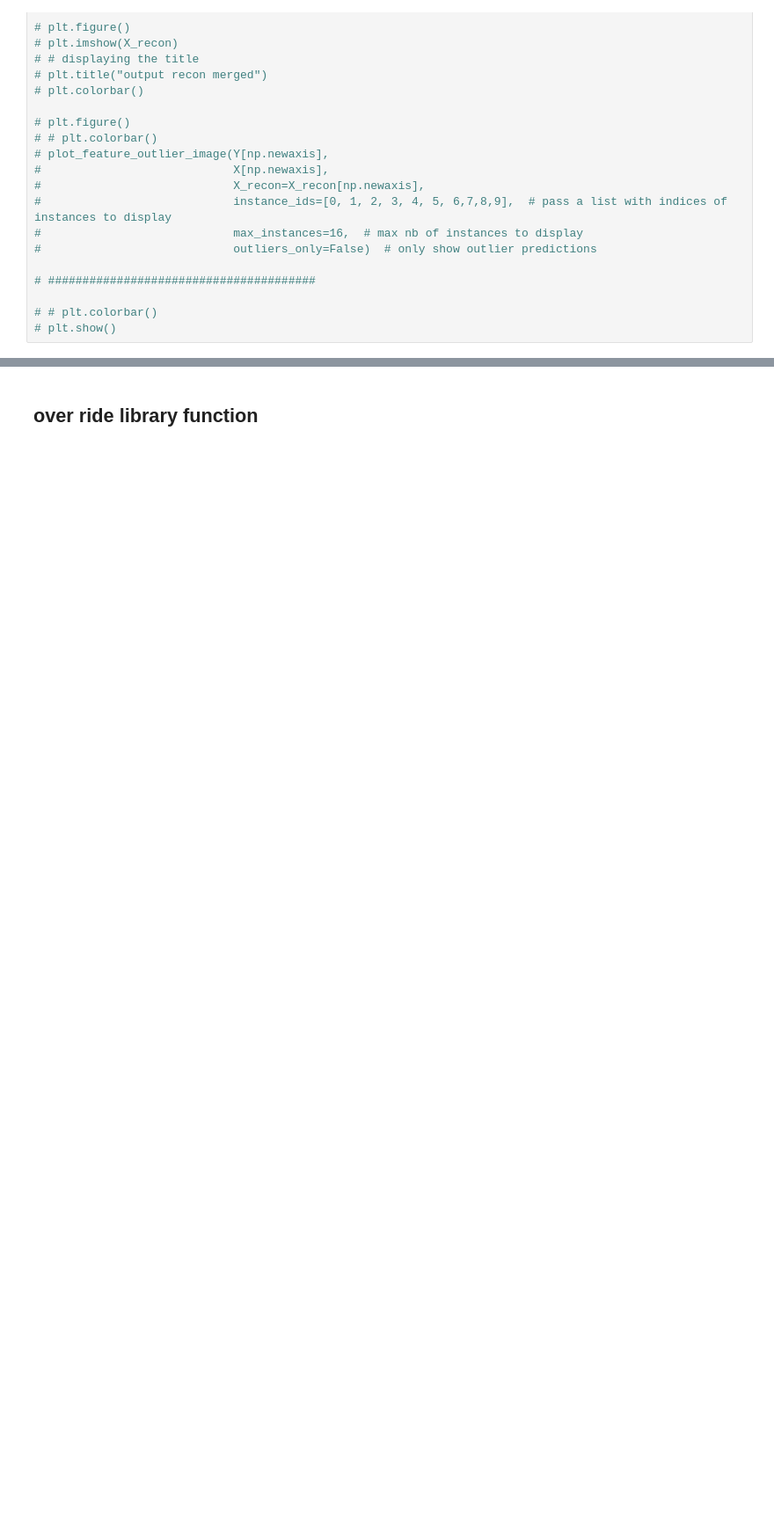
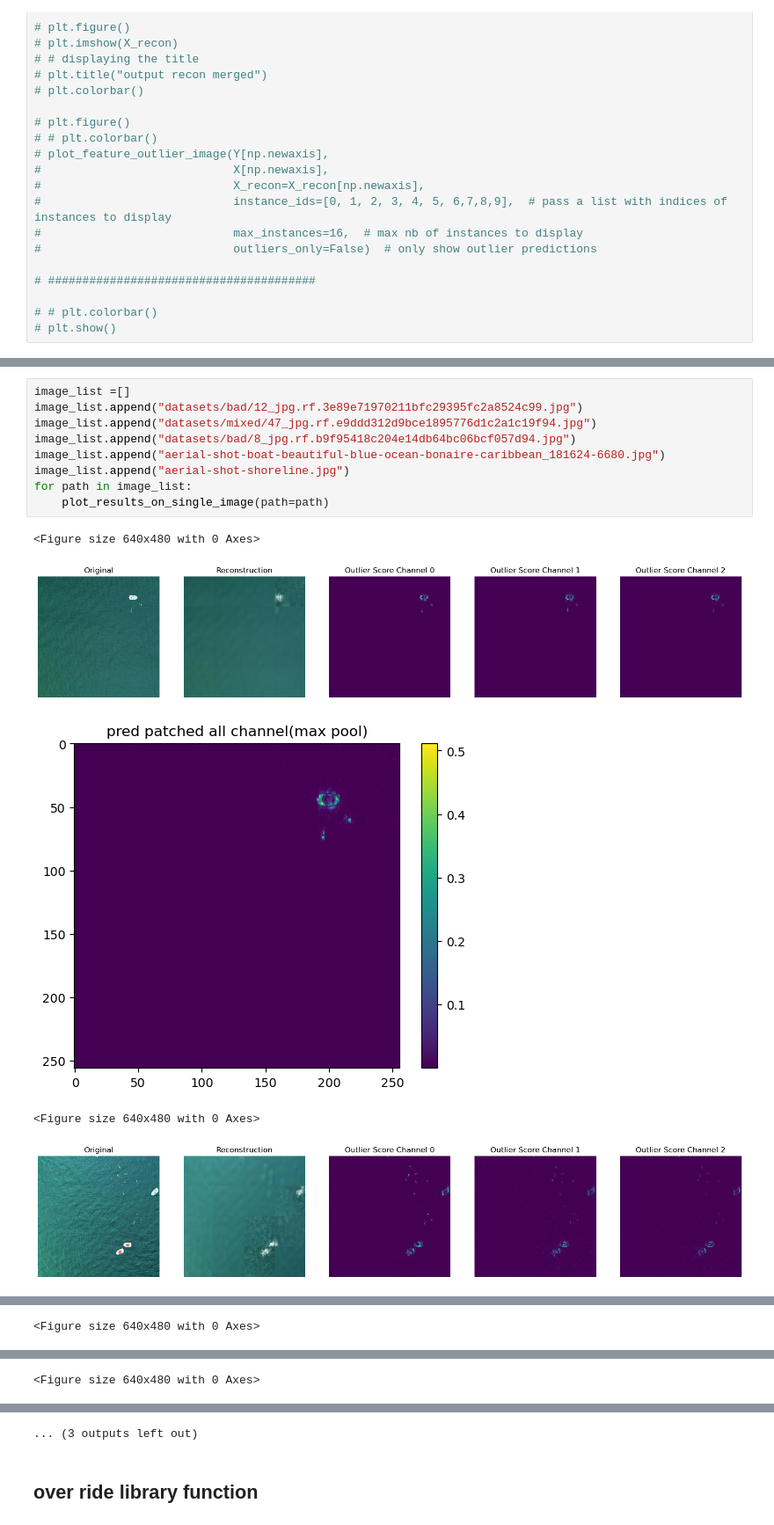
Before and after one commit to ahmadSum1/NTNU_mscThesis, a Jupyter notebook: 264_alibinet_outlier_detection_skb_smallNet.ipynb, the cells around one changed output, grey strips where cells are left out. Shown at 88% size. Cells and saved outputs as stored; diff of their text form; blank space fills up the shorter version.

```diff
--- a/264_alibinet_outlier_detection_skb_smallNet.ipynb
+++ b/264_alibinet_outlier_detection_skb_smallNet.ipynb
@@ -657,0 +659,15 @@ plt.colorbar()
+# %%
+image_list =[]
+image_list.append("datasets/bad/12_jpg.rf.3e89e71970211bfc29395fc2a8524c99.jpg")
+image_list.append("datasets/mixed/47_jpg.rf.e9ddd312d9bce1895776d1c2a1c19f94.jpg")
+image_list.append("datasets/bad/8_jpg.rf.b9f95418c204e14db64bc06bcf057d94.jpg")
+image_list.append("aerial-shot-boat-beautiful-blue-ocean-bonaire-caribbean_181624-6680.jpg")
+image_list.append("aerial-shot-shoreline.jpg")
+for path in image_list:
+    plot_results_on_single_image(path=path)
+# %% [output]
+<Figure size 640x480 with 0 Axes>
+[figure, added]
+[figure, added]
+<Figure size 640x480 with 0 Axes>
+[figure, added]
@@ -657,0 +675 @@ plt.colorbar()
+<Figure size 640x480 with 0 Axes>
@@ -657,0 +678 @@ plt.colorbar()
+<Figure size 640x480 with 0 Axes>
@@ -658,3 +681,4 @@ plt.colorbar()
+... (3 outputs left out)
 # %% [markdown]
 ## over ride library function
 # %%
```
Also changed, not shown: parts of 9 cells of this notebook.
